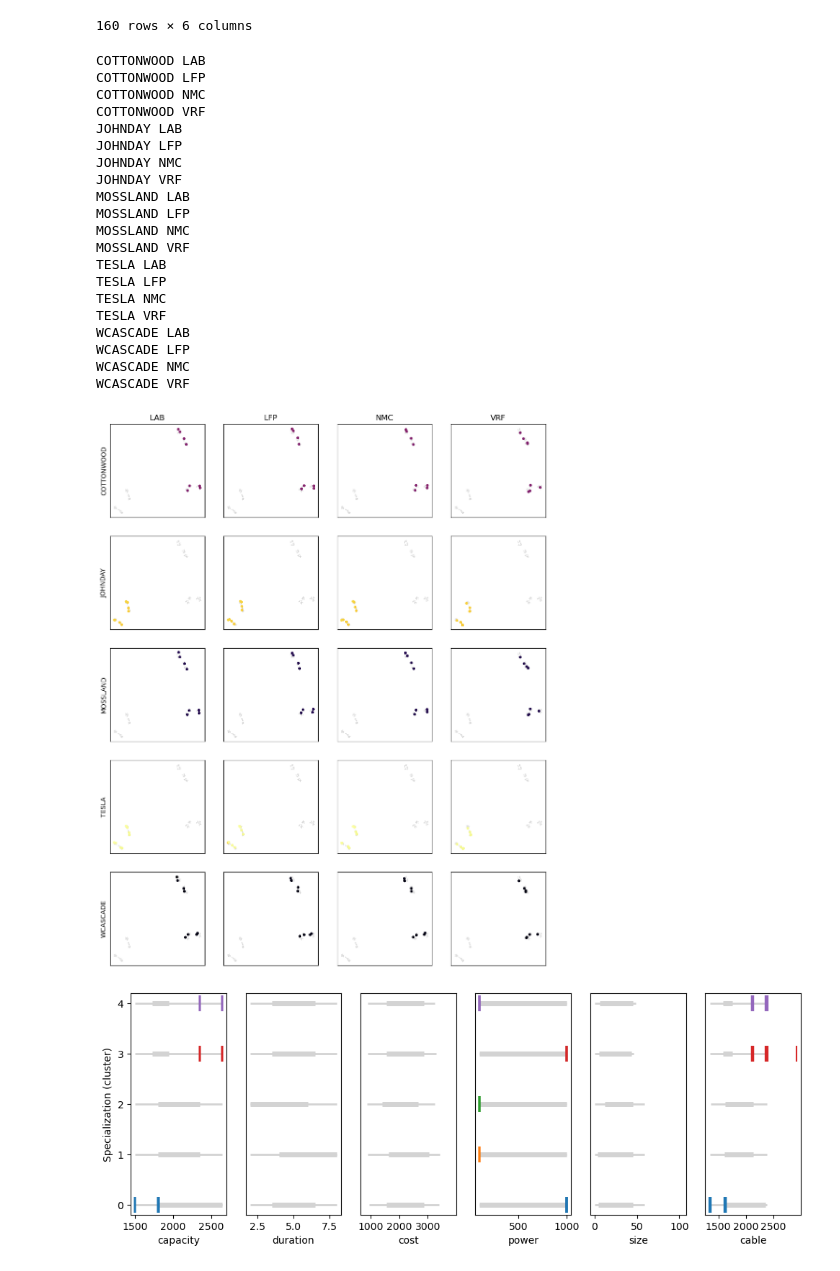
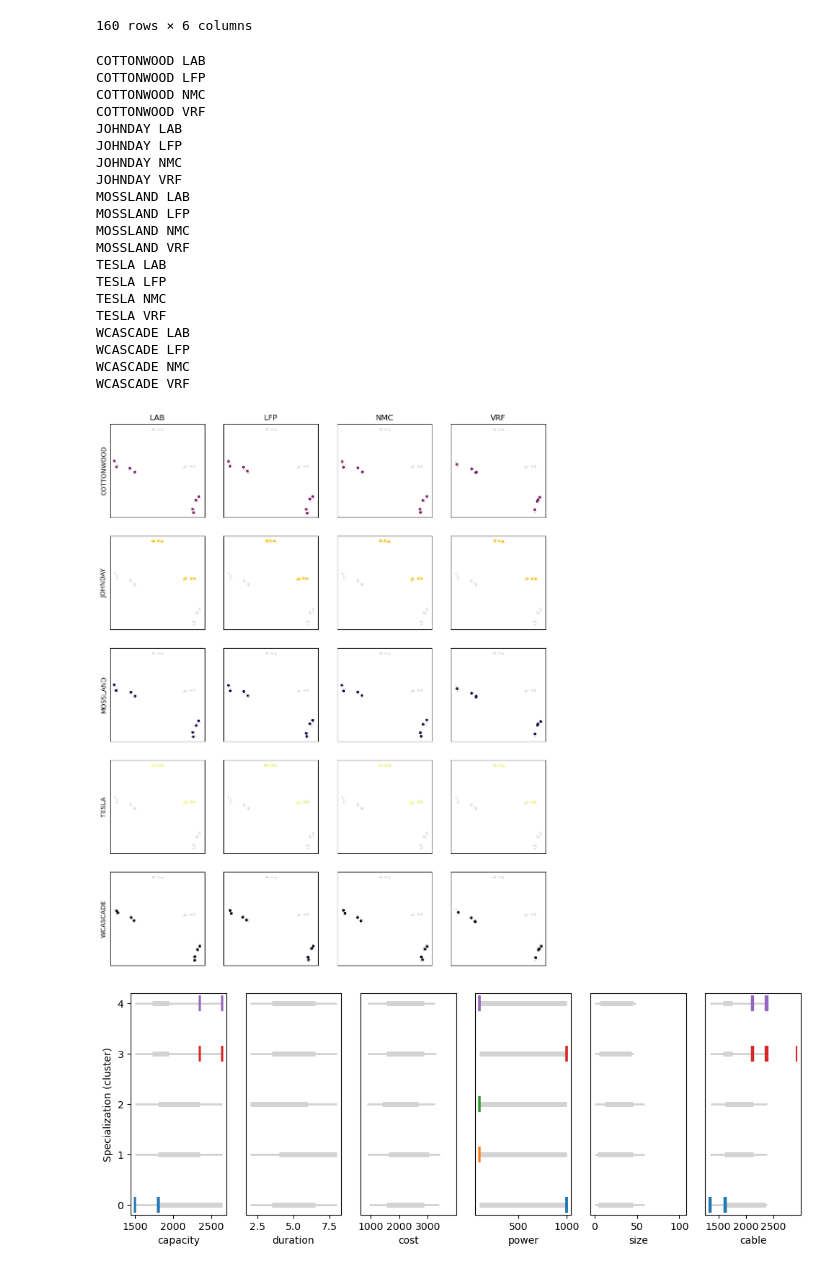
Before and after one commit to pnnl/pyMOODS, a Jupyter notebook: notebooks/Cameo.ipynb, the cells around one changed output. Cells and saved outputs as stored; diff of their text form; code cells hidden in the pictures.

```diff
--- a/notebooks/Cameo.ipynb
+++ b/notebooks/Cameo.ipynb
@@ -39,6 +39,7 @@ X
 |  | VRF | 1500.0 | 8 | 3846.21 | 100 | 0.000005 | 1340.968754 |
 160 rows × 6 columns
 # %%
+from umap import UMAP
 from sklearn.preprocessing import StandardScaler
 from sklearn.pipeline import Pipeline
 
@@ -57,7 +58,7 @@ pipe = Pipeline([
 ])
 
 xy = pd.DataFrame(
-    pipe.fit_transform(data),
+    pipe.fit_transform(X),
     index=X.index
 )
 
@@ -81,32 +82,32 @@ for i, r in enumerate(rows):
 
         plt.xticks([], [])
         plt.yticks([], [])
 
         if j == 0:
             plt.ylabel(r)
 
         if i == 0:
             plt.title(c)
 # %% [output]
 COTTONWOOD LAB
 COTTONWOOD LFP
 COTTONWOOD NMC
 COTTONWOOD VRF
 JOHNDAY LAB
 JOHNDAY LFP
 JOHNDAY NMC
 JOHNDAY VRF
 MOSSLAND LAB
 MOSSLAND LFP
 MOSSLAND NMC
 MOSSLAND VRF
 TESLA LAB
 TESLA LFP
 TESLA NMC
 TESLA VRF
 WCASCADE LAB
 WCASCADE LFP
 WCASCADE NMC
 WCASCADE VRF
-[figure, old version]
+[figure, new version]
 # %%
```
Also changed, not shown: parts of 11 cells of this notebook.
